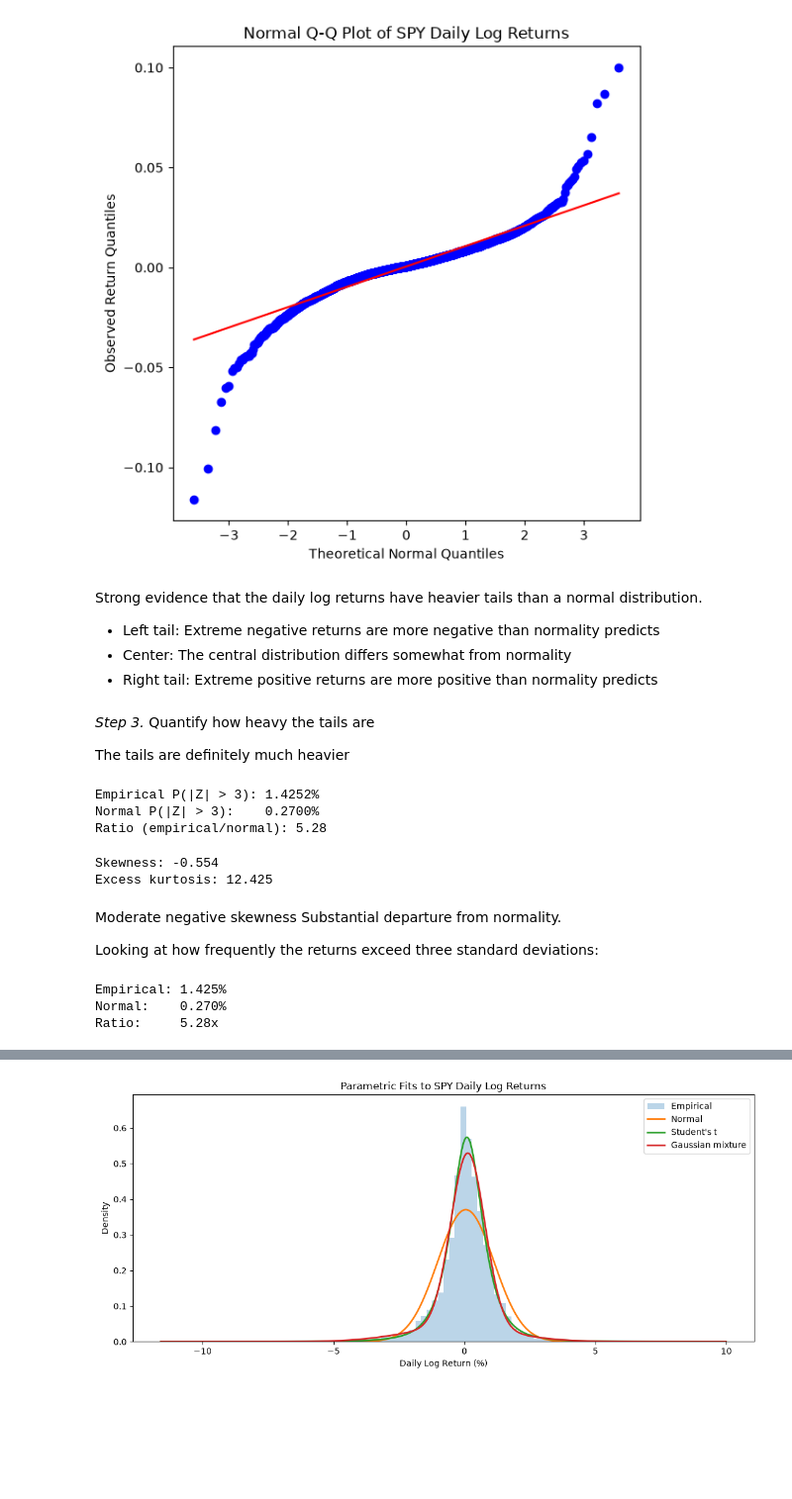
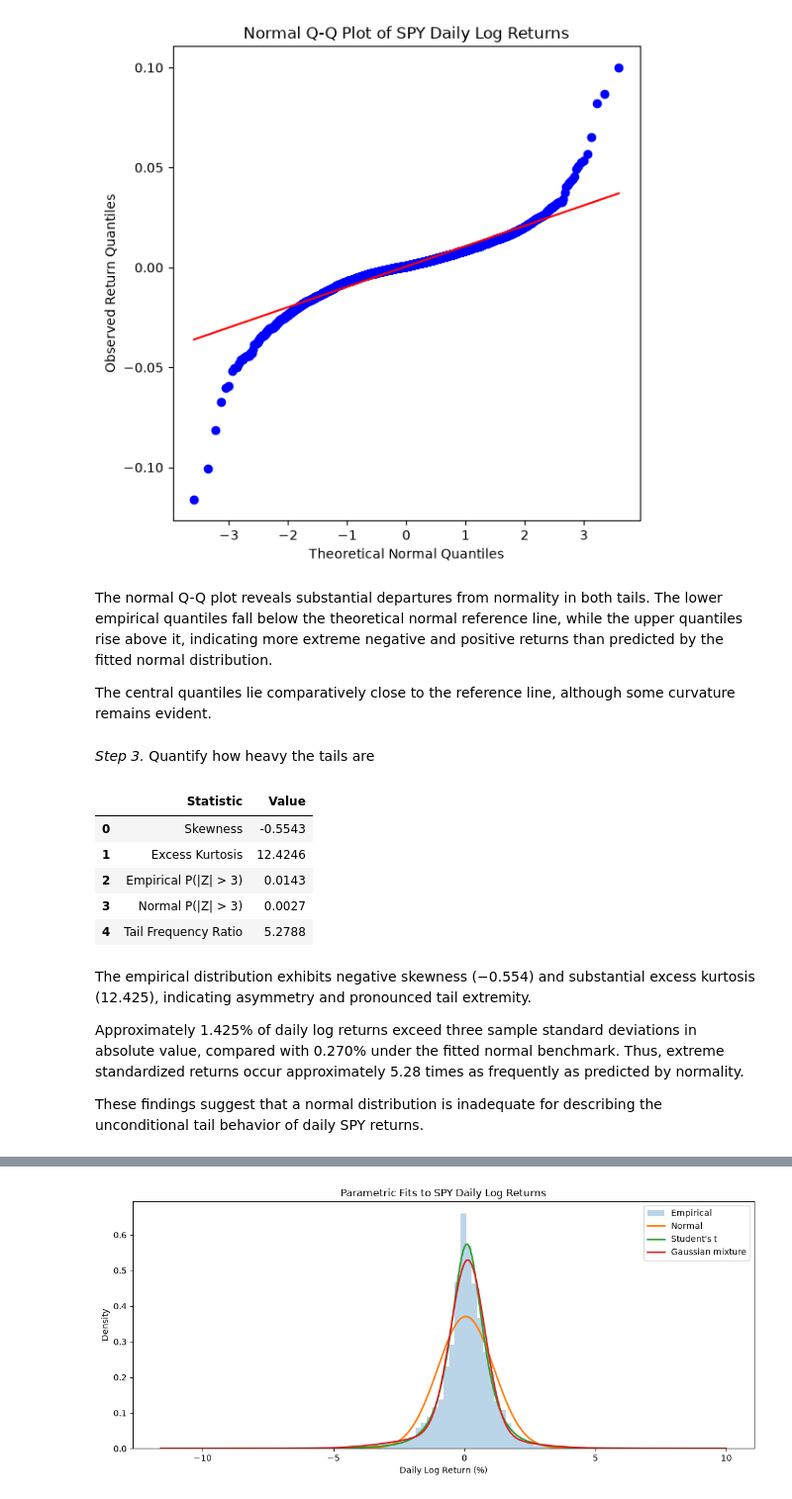
Before and after one commit to minjee-kim/financial-forecasting, a Jupyter notebook: analysis.ipynb, the cells around one changed output, grey strips where cells are left out. Shown at 99% size. Cells and saved outputs as stored; diff of their text form; code cells hidden in the pictures; blank space fills up the shorter version.

```diff
--- a/analysis.ipynb
+++ b/analysis.ipynb
@@ -400,57 +385,54 @@ plt.show()
 # %% [output]
 [figure]
 # %% [markdown]
-Strong evidence that the daily log returns have heavier tails than a normal distribution.
-- Left tail: Extreme negative returns are more negative than normality predicts
-- Center: The central distribution differs somewhat from normality
-- Right tail: Extreme positive returns are more positive than normality predicts
+The normal Q-Q plot reveals substantial departures from normality in both tails. The lower empirical quantiles fall below the theoretical normal reference line, while the upper quantiles rise above it, indicating more extreme negative and positive returns than predicted by the fitted normal distribution.
+
+The central quantiles lie comparatively close to the reference line, although some curvature remains evident.
 # %% [markdown]
 *Step 3.* Quantify how heavy the tails are
-
-The tails are definitely much heavier
 # %%
-# Standardize observed returns
+# Distributional summary and tail-frequency comparison
+returns = spy["return"].dropna()
+
+mu = returns.mean()
+sigma = returns.std()
+
 z = (returns - mu) / sigma
 
-# Empirical proportion beyond 3 standard deviations
-empirical_tail = (np.abs(z) > 3).mean()
+empirical_tail = (z.abs() > 3).mean()
+normal_tail = 2 * stats.norm.sf(3)
 
-# Theoretical probability under normality
-normal_tail = 2 * norm.sf(3)
+distribution_summary = pd.DataFrame({
+    "Statistic": [
+        "Skewness",
+        "Excess Kurtosis",
+        "Empirical P(|Z| > 3)",
+        "Normal P(|Z| > 3)",
+        "Tail Frequency Ratio"
+    ],
+    "Value": [
+        returns.skew(),
+        returns.kurt(),
+        empirical_tail,
+        normal_tail,
+        empirical_tail / normal_tail
+    ]
+})
 
-print(f"Empirical P(|Z| > 3): {empirical_tail:.4%}")
-print(f"Normal P(|Z| > 3):    {normal_tail:.4%}")
-print(f"Ratio (empirical/normal): {empirical_tail / normal_tail:.2f}")
+display(distribution_summary.round(4))
 # %% [output]
-Empirical P(|Z| > 3): 1.4252%
-Normal P(|Z| > 3):    0.2700%
-Ratio (empirical/normal): 5.28
+|  | Statistic | Value |
+| 0 | Skewness | -0.5543 |
+| 1 | Excess Kurtosis | 12.4246 |
+| 2 | Empirical P(|Z| > 3) | 0.0143 |
+| 3 | Normal P(|Z| > 3) | 0.0027 |
+| 4 | Tail Frequency Ratio | 5.2788 |
-# %%
-print(f"Skewness: {returns.skew():.3f}")
-print(f"Excess kurtosis: {returns.kurt():.3f}")
-# %% [output]
-Skewness: -0.554
-Excess kurtosis: 12.425
 # %% [markdown]
-Moderate negative skewness
-Substantial departure from normality.
+The empirical distribution exhibits negative skewness (−0.554) and substantial excess kurtosis (12.425), indicating asymmetry and pronounced tail extremity.
 
-Looking at how frequently the returns exceed three standard deviations:
+Approximately 1.425% of daily log returns exceed three sample standard deviations in absolute value, compared with 0.270% under the fitted normal benchmark. Thus, extreme standardized returns occur approximately 5.28 times as frequently as predicted by normality.
+
+These findings suggest that a normal distribution is inadequate for describing the unconditional tail behavior of daily SPY returns.
-# %%
-z = (returns - returns.mean()) / returns.std()
-
-empirical = (z.abs() > 3).mean()
-
-from scipy.stats import norm
-theoretical = 2 * norm.sf(3)
-
-print(f"Empirical: {empirical:.3%}")
-print(f"Normal:    {theoretical:.3%}")
-print(f"Ratio:     {empirical / theoretical:.2f}x")
-# %% [output]
-Empirical: 1.425%
-Normal:    0.270%
-Ratio:     5.28x
 # %% [markdown]
 ### 2.6 Parametric Distribution Fitting
 
```
Also changed, not shown: parts of 8 cells of this notebook.
